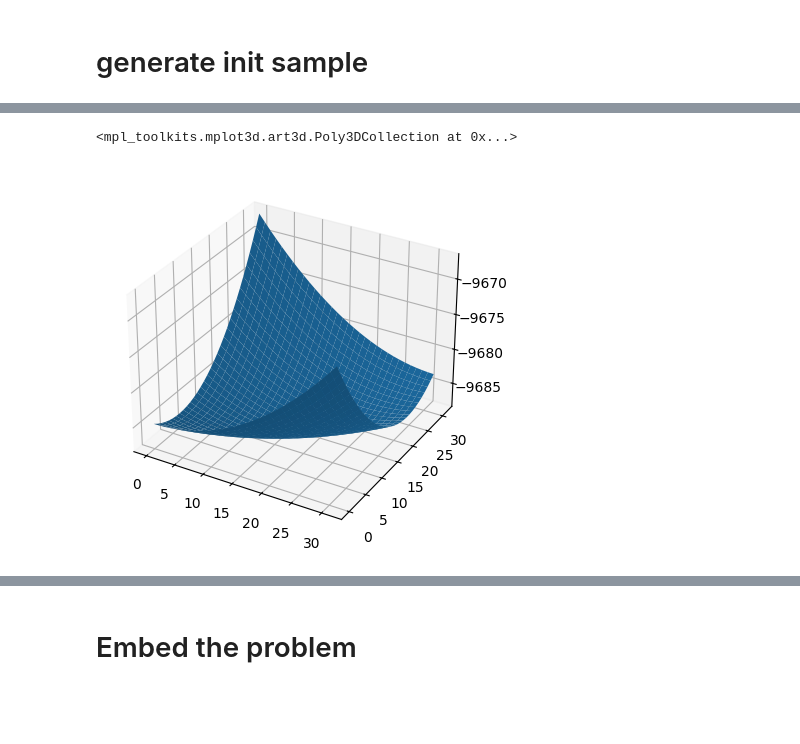
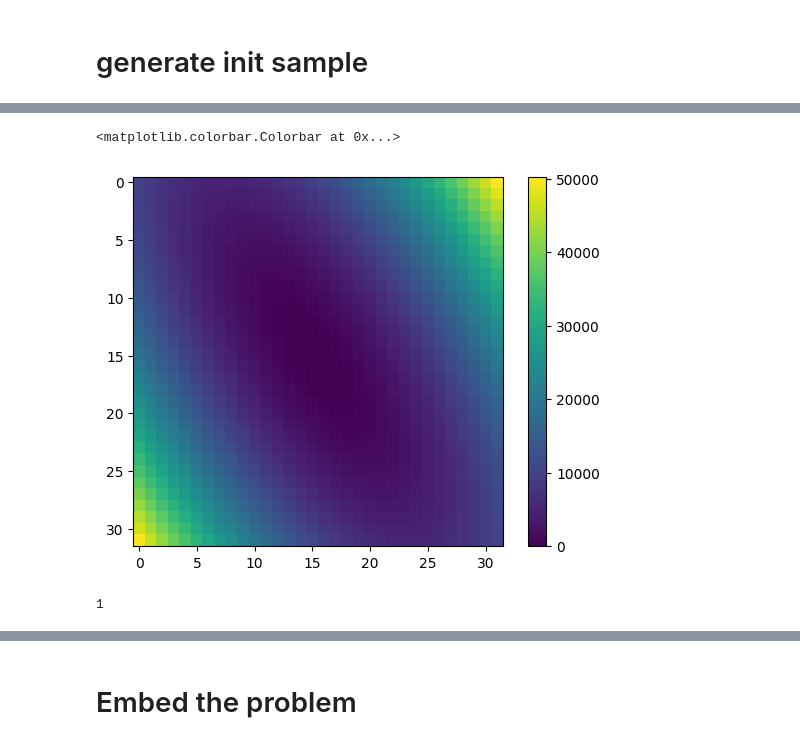
Before and after one commit to QuantumApplicationLab/wntr-quantum, a Jupyter notebook: docs/notebooks/qubo_poly_solver_Net0.ipynb, the cells around one changed output, grey strips where cells are left out. Saved outputs shown, nothing was run; the diff lists cells and outputs as text; code cells hidden in the pictures; blank space fills up the shorter version.

```diff
--- a/docs/notebooks/qubo_poly_solver_Net0.ipynb
+++ b/docs/notebooks/qubo_poly_solver_Net0.ipynb
@@ -207,27 +266,36 @@ Text(0.5, 1.0, 'Pressure')
 # %%
 import itertools
 from tqdm import tqdm
+from copy import deepcopy
 
 nqbit = net.mixed_solution_vector.encoded_reals[2].nqbit
 energies = np.zeros((2**nqbit, 2**nqbit))
 i2 = 0
 for data2 in tqdm(itertools.product([0, 1], repeat=nqbit)):
     i3 = 0
     for data3 in itertools.product([0, 1], repeat=nqbit):
         # print(list(data))
         mod_bin_rep_sol = deepcopy(bin_rep_sol)
-        mod_bin_rep_sol[2] = list(data2)[::-1]
-        mod_bin_rep_sol[3] = list(data3)[::-1]
+        mod_bin_rep_sol[4] = list(data2)[::-1]
+        mod_bin_rep_sol[5] = list(data3)[::-1]
         # x = net.qubo.extend_binary_representation(flatten_list(mod_bin_rep_sol))
         # x0 = list(x.values())
         energies[i3,i2] = net.qubo.energy_binary_rep(mod_bin_rep_sol)
         i3+=1
     i2+=1
 
-x, y = np.arange(2**nqbit), np.arange(2**nqbit)
-x,y = np.meshgrid(x,y)
-ax = plt.figure().add_subplot(projection='3d')
-ax.plot_surface(x,y,energies)
+# x, y = np.arange(2**nqbit), np.arange(2**nqbit)
+# x,y = np.meshgrid(x,y)
+# ax = plt.figure().add_subplot(projection='3d')
+# ax.plot_surface(x,y,energies)
+# plt.show()
+
+plt.imshow(energies- eref)
+plt.colorbar()
 # %% [output]
-<mpl_toolkits.mplot3d.art3d.Poly3DCollection at 0x...>
+<matplotlib.colorbar.Colorbar at 0x...>
-[figure, old version]
+[figure, new version]
+# %%
+((energies-eref)==0).sum()
+# %% [output]
+1
```
Also changed, not shown: parts of 23 cells of this notebook, 2 other files.
